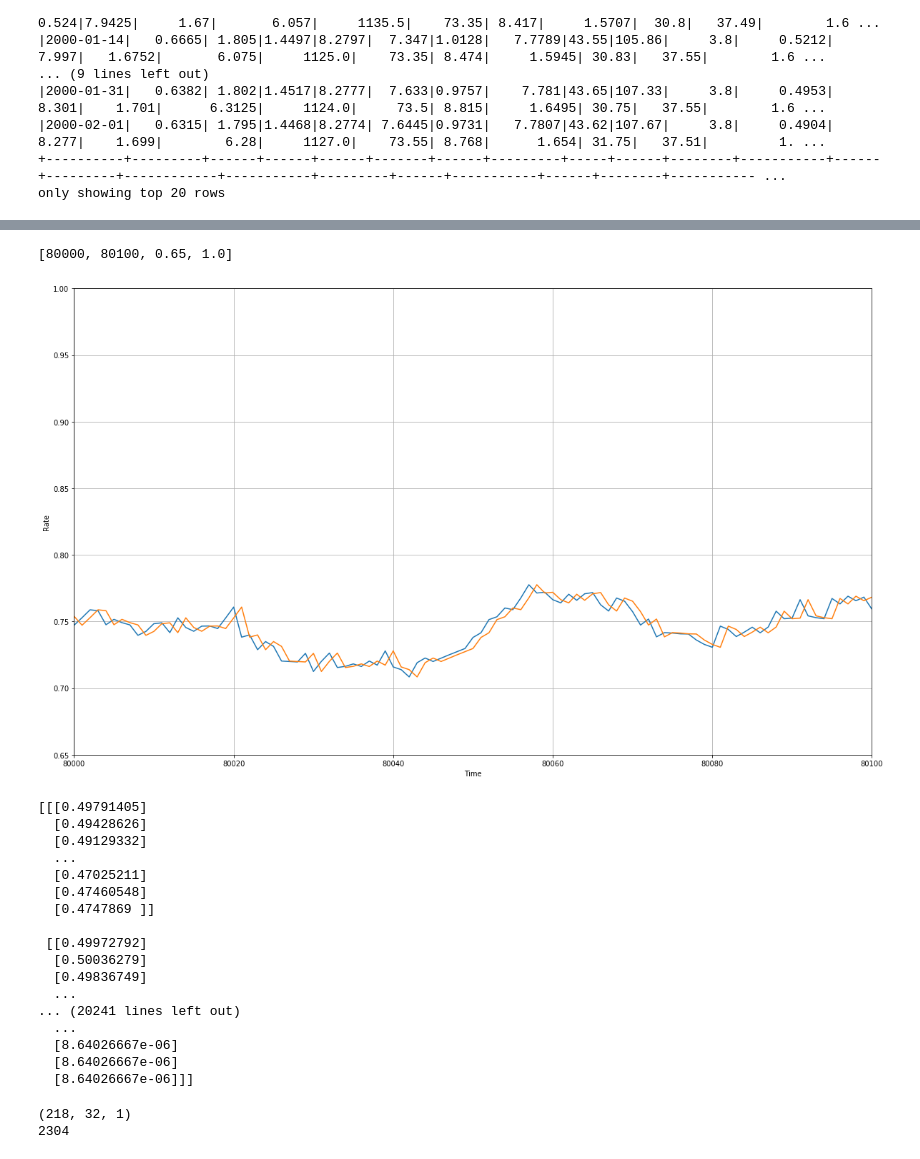
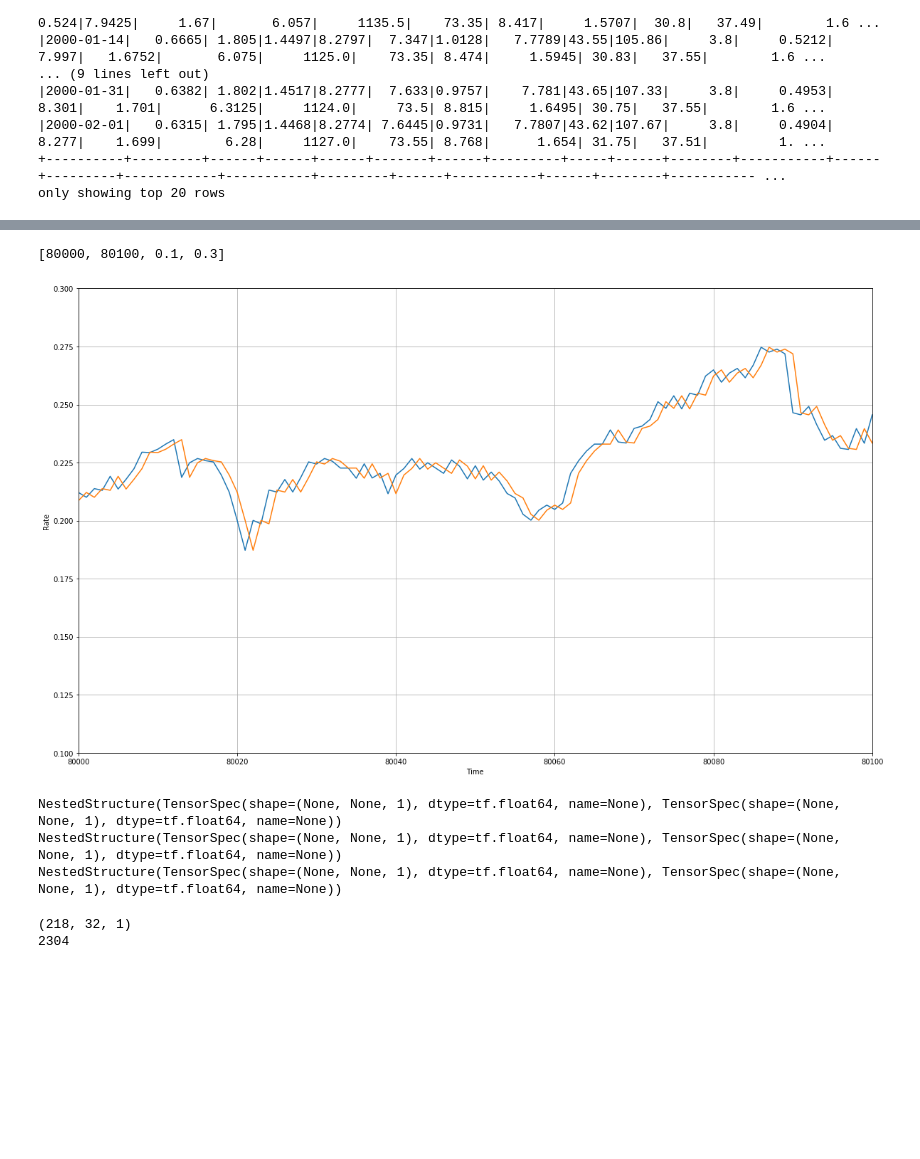
Before and after one commit to elmikeryan/FOREX, a Jupyter notebook: FOREX.feature_eng.pyspark.1.ipynb, the cells around one changed output, grey strips where cells are left out. Cells and saved outputs as stored; diff of their text form; code cells hidden in the pictures; blank space fills up the shorter version.

```diff
--- a/FOREX.feature_eng.pyspark.1.ipynb
+++ b/FOREX.feature_eng.pyspark.1.ipynb
@@ -234,0 +205,13 @@ EU has 2455 training rows.
+# %%
+def windowed_dataset_noprefetch(series, window_size, batch_size, shuffle_buffer=None):
+    series = tf.expand_dims(series, axis=-1)
+    ds = tf.data.Dataset.from_tensor_slices(series)
+    ds = ds.window(window_size + 1, shift=1, drop_remainder=True)
+    ds = ds.flat_map(lambda w: w.batch(window_size + 1))
+    # shuffles after correct training sequences exist
+    if shuffle_buffer == None:
+        pass
+    else:
+        ds = ds.shuffle(shuffle_buffer)
+    ds = ds.map(lambda w: (w[:-1], w[1:]))
+    return ds.batch(batch_size)
@@ -295,21 +515,28 @@ plt.show()
 # %%
 ############################################################
 # Establishing a forecasting baseline using the
 # most naive model, assuming the Rate at the next
 # time step will be exactly what it is at the current one.
 # The implied trading strategy for this model would always
 # be ambivalence; therefor, if we cannot improve on this,
 # we cannot trade with our model.
 ############################################################
 
 naive_forecast = series_all[split_time-1:-1]
 plt.figure(figsize=(20, 12))
-plot_series(time_valid, x_valid_all)
+plot_series(time_valid, all_valid["EU"])
 plot_series(time_valid, naive_forecast)
-plt.axis([80000, 80100, 0.65, 1.0])
+plt.axis([80000, 80100, 0.1, 0.30])
 # %% [output]
-[80000, 80100, 0.65, 1.0]
+[80000, 80100, 0.1, 0.3]
-[figure, old version]
+[figure, new version]
+# %%
+print(keras.metrics.mean_squared_error(all_valid["EU"], naive_forecast).numpy())
+print(keras.metrics.mean_absolute_error(all_valid["EU"], naive_forecast).numpy())
+# %% [output]
+NestedStructure(TensorSpec(shape=(None, None, 1), dtype=tf.float64, name=None), TensorSpec(shape=(None, None, 1), dtype=tf.float64, name=None))
+NestedStructure(TensorSpec(shape=(None, None, 1), dtype=tf.float64, name=None), TensorSpec(shape=(None, None, 1), dtype=tf.float64, name=None))
+NestedStructure(TensorSpec(shape=(None, None, 1), dtype=tf.float64, name=None), TensorSpec(shape=(None, None, 1), dtype=tf.float64, name=None))
 # %%
 ###################################################################
 # Creating some utility functions to:
@@ -372,28 +599,10 @@ train_set = windowed_dataset(x_train_all, window_size, batch_size, shuffle_buffe
 
 # train_set is now an iterable set of window sequences
 # each of length 'window_size'.  Check by looking at them.
-for window_dataset in train_set:
-  for win in window_dataset:
-    print(win.numpy(), end=" ")
-    a = win.numpy().shape
+#for window_dataset in train_set:
+#  for win in window_dataset:
+#    print(win.numpy(), end=" ")
+#    a = win.numpy().shape
-# %% [output]
-[[[0.49791405]
-  [0.49428626]
-  [0.49129332]
-  ...
-  [0.47025211]
-  [0.47460548]
-  [0.4747869 ]]
-
- [[0.49972792]
-  [0.50036279]
-  [0.49836749]
-  ...
-... (20241 lines left out)
-  ...
-  [8.64026667e-06]
-  [8.64026667e-06]
-  [8.64026667e-06]]]
 # %%
 # (batch_size - window_size) should equal the number
 # of windows that fit in each batch --> dimension #1
```
Also changed, not shown: parts of 23 cells of this notebook.
